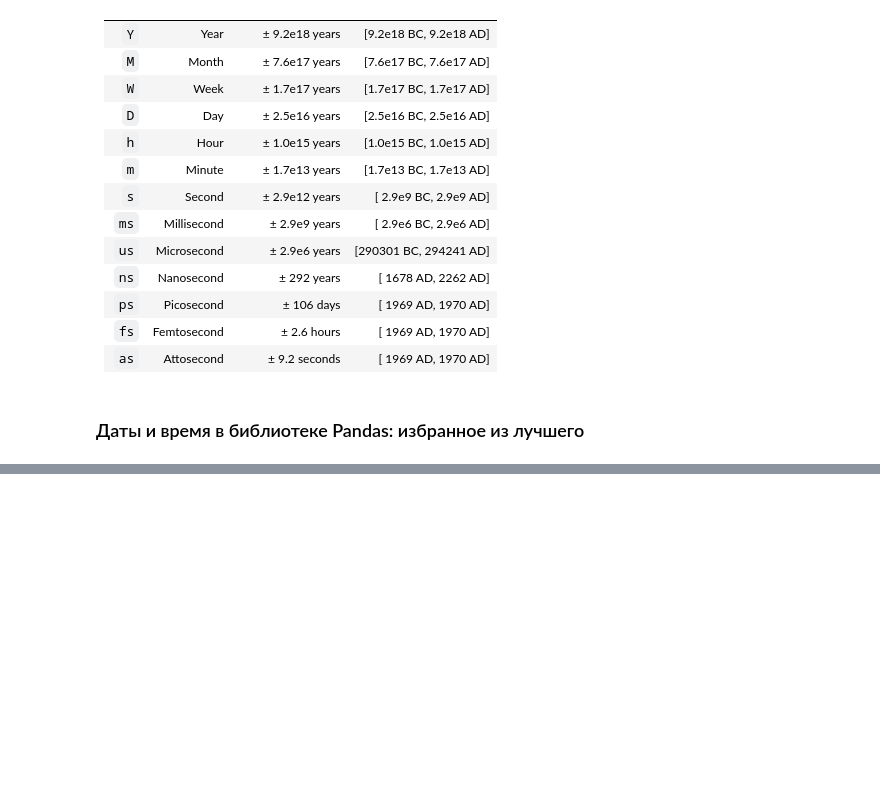
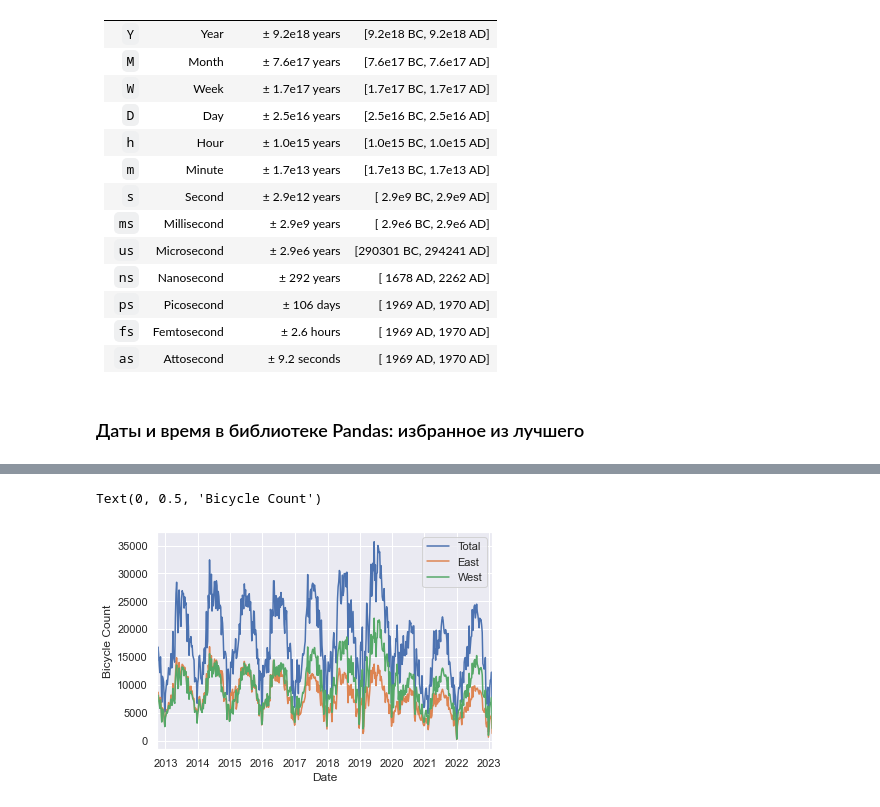
Before and after one commit to I-Trush/Jake_VanderPlas, a Jupyter notebook: vander_plus_3_Pandas_11.ipynb, the cells around one changed output, grey strips where cells are left out. Saved outputs shown, nothing was run; the diff lists cells and outputs as text; code cells hidden in the pictures; blank space fills up the shorter version.

```diff
--- a/vander_plus_3_Pandas_11.ipynb
+++ b/vander_plus_3_Pandas_11.ipynb
@@ -89,0 +485,4 @@ numpy.datetime64('2020-07-04T12:59:59.500000000')
+# %%
+# выполним передискретизацию с шагом 1 неделя
+weekly = data.resample('W').sum()
+weekly
@@ -89,0 +504,6 @@ numpy.datetime64('2020-07-04T12:59:59.500000000')
+# %%
+weekly.plot()
+plt.ylabel('Bicycle Count')
+# %% [output]
+Text(0, 0.5, 'Bicycle Count')
+[figure, added]
```
Also changed, not shown: parts of 60 cells of this notebook, 1 other file.
